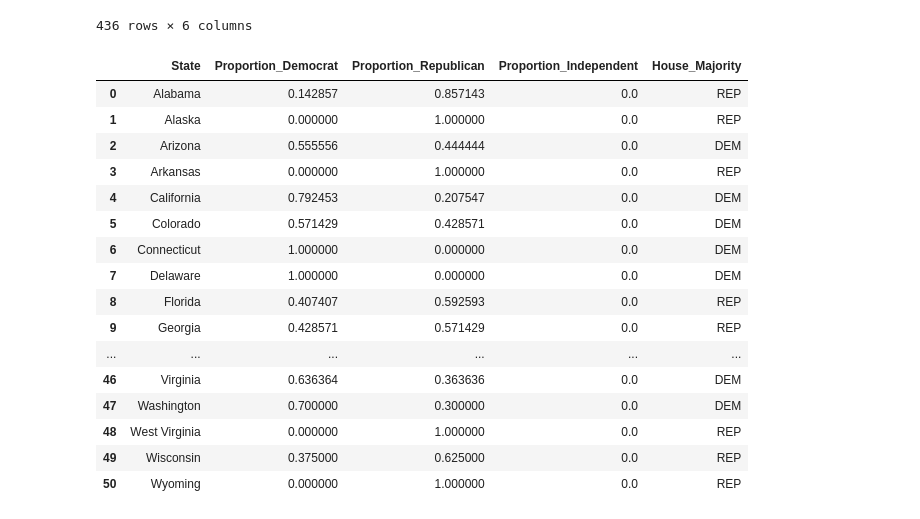
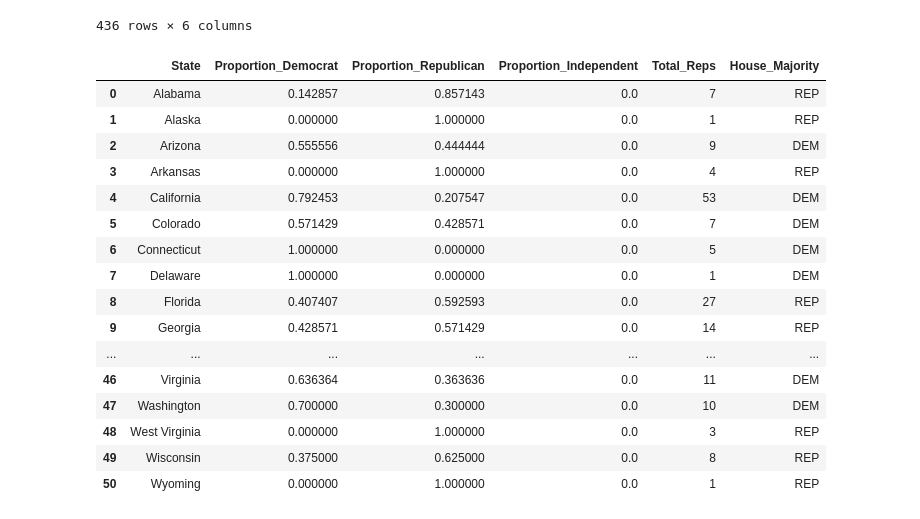
Before and after one commit to michelle1002/datasci151spring2026, a Jupyter notebook: _final_project/Michelle_Project.ipynb, the cells around one changed output. Saved outputs shown, nothing was run; the diff lists cells and outputs as text; code cells hidden in the pictures.

```diff
--- a/_final_project/Michelle_Project.ipynb
+++ b/_final_project/Michelle_Project.ipynb
@@ -284,7 +239,7 @@ prop_dem = []
 prop_rep = []
 prop_ind = []
 winner = []
-
+total_reps = []
 
 for group in house_winners_agg.groupby("States"): #groupby groups the data by state. group includes the state name and then all its associated data
     state_name = group[0] #grabs the state name of a group
@@ -303,51 +258,54 @@ for group in house_winners_agg.groupby("States"): #groupby groups the data by st
     for party in state_data["party"]: #loops through "total_votes" and "party" for each state
         total = total + 1 #calculates total votes for each state
         if party == "DEM": #these statements count the number of democrat, republican and independent votes respectively
             dem = dem + 1
         elif party == "REP":
             rep = rep + 1
         else:
             ind = ind + 1
 
     prop_dems = dem/total #proportion of democratic votes
     prop_reps = rep/total #proportion of republican votes
     prop_inds = ind/total #proportion of independent votes
 
     prop_dem.append(prop_dems)
     prop_rep.append(prop_reps)
     prop_ind.append(prop_inds)
+    total_reps.append(total)
 
     if prop_dems > prop_reps and prop_dems > prop_inds: #these statements determine which party won
         win = "DEM"
     elif prop_reps > prop_dems and prop_reps > prop_inds:
         win = "REP"
+    elif prop_dems == prop_reps:
+        win = "TIE"
     else:
         win = "IND"
 
     winner.append(win)
 
 #creates a new dataframe with the proportions of votes for each party and the winner for each state
-house_proportions = pd.DataFrame({"State": states, "Proportion_Democrat": prop_dem, "Proportion_Republican":prop_rep, "Proportion_Independent": prop_ind, "House_Majority": winner})
+house_proportions = pd.DataFrame({"State": states, "Proportion_Democrat": prop_dem, "Proportion_Republican":prop_rep, "Proportion_Independent": prop_ind,"Total_Reps": total_reps, "House_Majority": winner})
 
 display(house_proportions)
 # %% [output]
-|  | State | Proportion_Democrat | Proportion_Republican | Proportion_Independent | House_Majority |
-| 0 | Alabama | 0.142857 | 0.857143 | 0.0 | REP |
-| 1 | Alaska | 0.000000 | 1.000000 | 0.0 | REP |
-| 2 | Arizona | 0.555556 | 0.444444 | 0.0 | DEM |
-| 3 | Arkansas | 0.000000 | 1.000000 | 0.0 | REP |
-| 4 | California | 0.792453 | 0.207547 | 0.0 | DEM |
-| 5 | Colorado | 0.571429 | 0.428571 | 0.0 | DEM |
-| 6 | Connecticut | 1.000000 | 0.000000 | 0.0 | DEM |
-| 7 | Delaware | 1.000000 | 0.000000 | 0.0 | DEM |
-| 8 | Florida | 0.407407 | 0.592593 | 0.0 | REP |
-| 9 | Georgia | 0.428571 | 0.571429 | 0.0 | REP |
-| ... | ... | ... | ... | ... | ... |
-| 46 | Virginia | 0.636364 | 0.363636 | 0.0 | DEM |
-| 47 | Washington | 0.700000 | 0.300000 | 0.0 | DEM |
-| 48 | West Virginia | 0.000000 | 1.000000 | 0.0 | REP |
-| 49 | Wisconsin | 0.375000 | 0.625000 | 0.0 | REP |
-| 50 | Wyoming | 0.000000 | 1.000000 | 0.0 | REP |
+|  | State | Proportion_Democrat | Proportion_Republican | Proportion_Independent | Total_Reps | House_Majority |
+| 0 | Alabama | 0.142857 | 0.857143 | 0.0 | 7 | REP |
+| 1 | Alaska | 0.000000 | 1.000000 | 0.0 | 1 | REP |
+| 2 | Arizona | 0.555556 | 0.444444 | 0.0 | 9 | DEM |
+| 3 | Arkansas | 0.000000 | 1.000000 | 0.0 | 4 | REP |
+| 4 | California | 0.792453 | 0.207547 | 0.0 | 53 | DEM |
+| 5 | Colorado | 0.571429 | 0.428571 | 0.0 | 7 | DEM |
+| 6 | Connecticut | 1.000000 | 0.000000 | 0.0 | 5 | DEM |
+| 7 | Delaware | 1.000000 | 0.000000 | 0.0 | 1 | DEM |
+| 8 | Florida | 0.407407 | 0.592593 | 0.0 | 27 | REP |
+| 9 | Georgia | 0.428571 | 0.571429 | 0.0 | 14 | REP |
+| ... | ... | ... | ... | ... | ... | ... |
+| 46 | Virginia | 0.636364 | 0.363636 | 0.0 | 11 | DEM |
+| 47 | Washington | 0.700000 | 0.300000 | 0.0 | 10 | DEM |
+| 48 | West Virginia | 0.000000 | 1.000000 | 0.0 | 3 | REP |
+| 49 | Wisconsin | 0.375000 | 0.625000 | 0.0 | 8 | REP |
+| 50 | Wyoming | 0.000000 | 1.000000 | 0.0 | 1 | REP |
 # %%
 #merge everything
 state_senator = pd.merge(left = state_proportions[["State","Presidential_Party"]],
```
Also changed, not shown: parts of 11 cells of this notebook.
